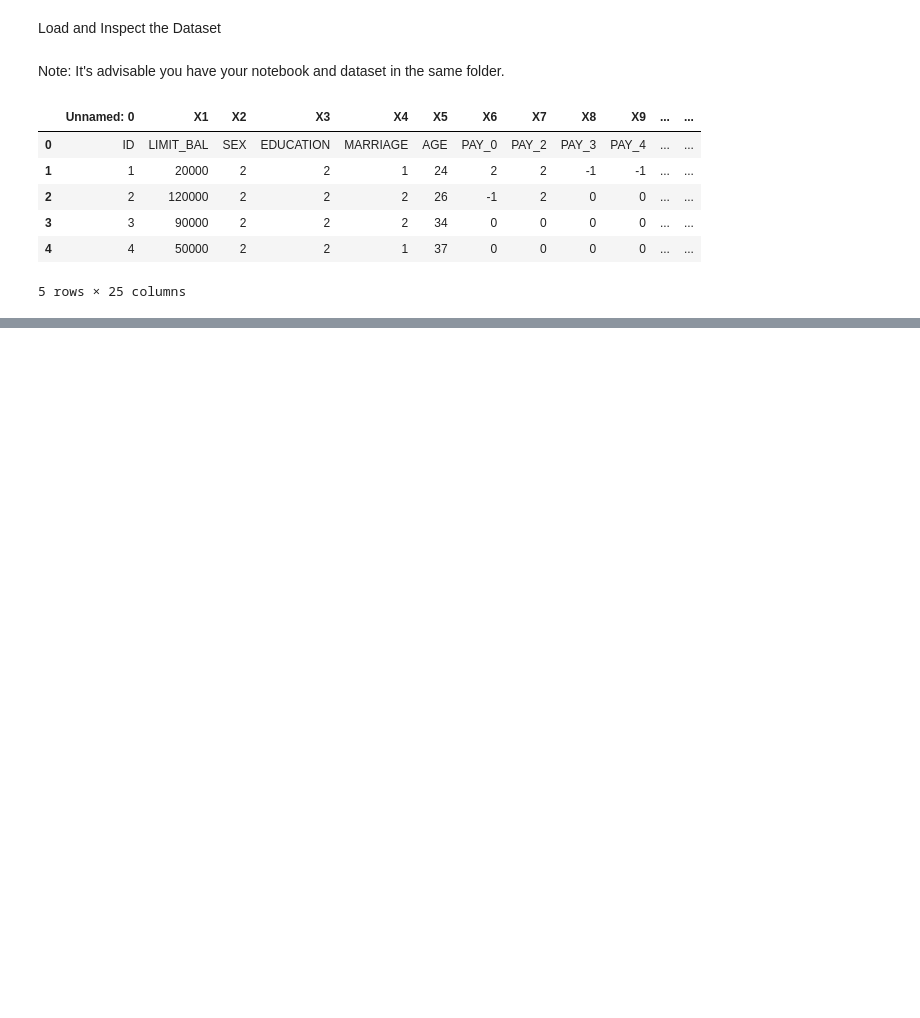
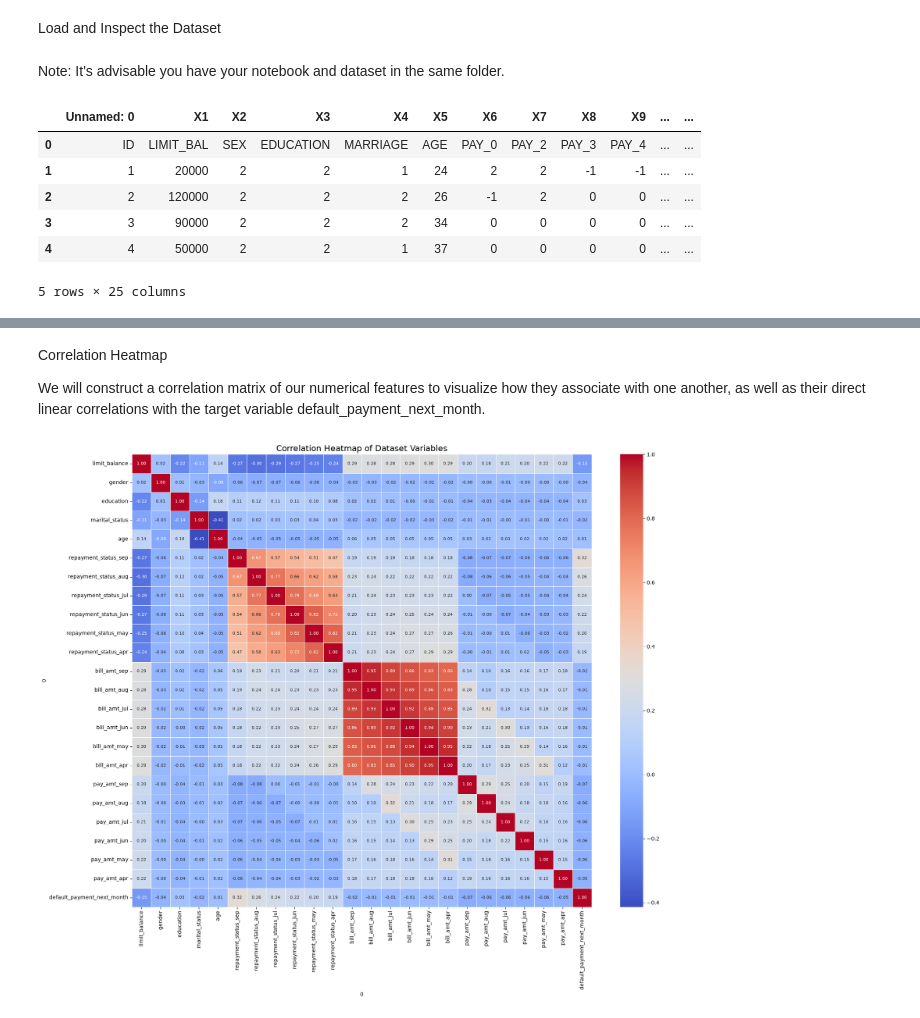
Before and after one commit to GiftFAC/team_credence, a Jupyter notebook: credit_card_default.ipynb, the cells around one changed output, grey strips where cells are left out. Cells and saved outputs as stored; diff of their text form; code cells hidden in the pictures; blank space fills up the shorter version.

```diff
--- a/credit_card_default.ipynb
+++ b/credit_card_default.ipynb
@@ -30,0 +473,25 @@ df.head()
+# %% [markdown]
+Correlation Heatmap
+
+We will construct a correlation matrix of our numerical features to visualize how they associate with one another, as well as their direct linear correlations with the target variable default_payment_next_month.
+# %%
+# Calculate correlation matrix for numerical columns
+corr_matrix = df_copy.corr()
+
+# Plot the correlation heatmap
+plt.figure(figsize=(18, 15))
+sns.heatmap(
+    corr_matrix,
+    annot=True,
+    fmt='.2f',
+    cmap='coolwarm',
+    linewidths=0.5,
+    cbar=True,
+    annot_kws={'size': 8}
+)
+
+plt.title('Correlation Heatmap of Dataset Variables', fontsize=16)
+plt.tight_layout()
+plt.show()
+# %% [output]
+[figure, added]
```
Also changed, not shown: parts of 49 cells of this notebook.
